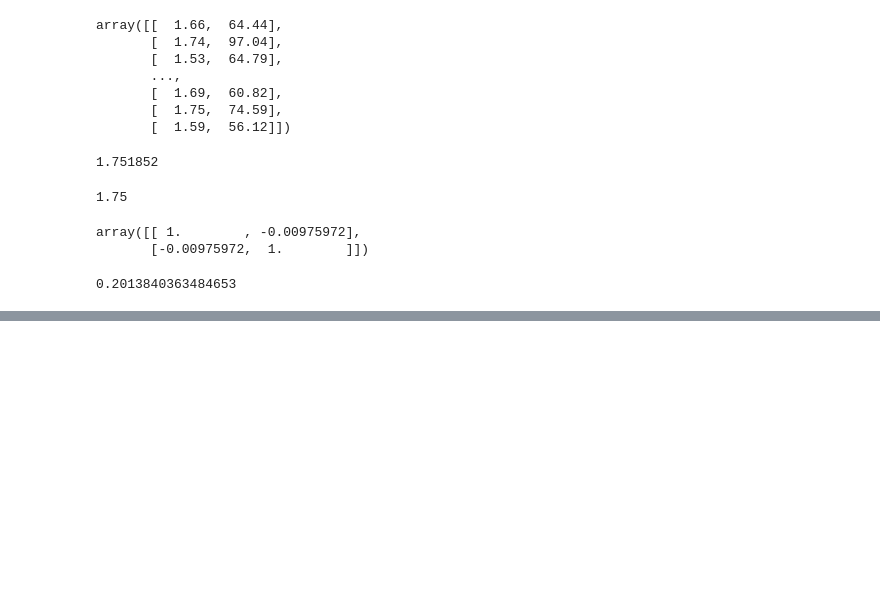
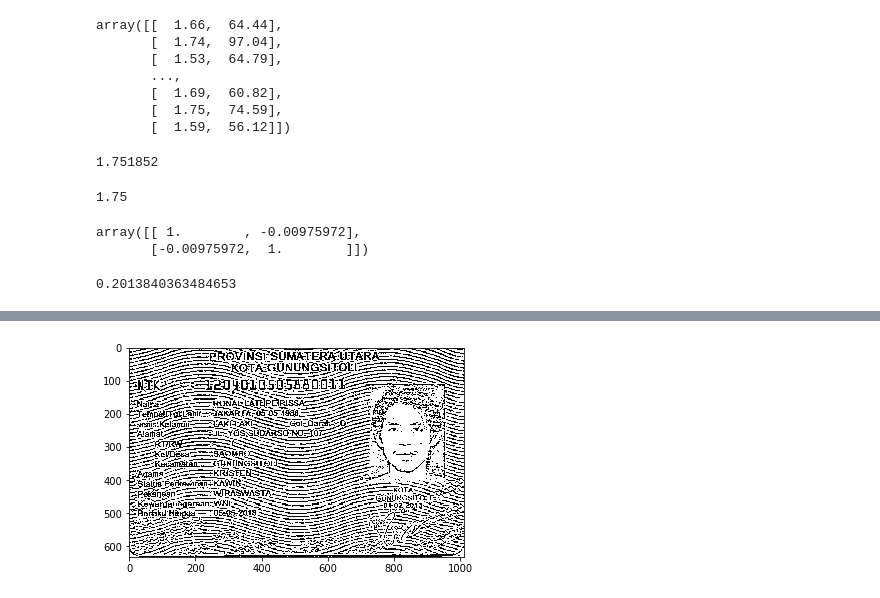
Before and after one commit to nodefluxio/MLID-workshop, a Jupyter notebook: Day1/Introduction to Python/4. Numpy.ipynb, the cells around one changed output, grey strips where cells are left out. Drawn from its saved outputs; the diff is of its cells as text; code cells hidden in the pictures; blank space fills up the shorter version.

```diff
--- a/Day1/Introduction to Python/4. Numpy.ipynb
+++ b/Day1/Introduction to Python/4. Numpy.ipynb
@@ -175,0 +209,6 @@ np.std(np_city[:,0])
+# %%
+th3 = cv2.adaptiveThreshold(ktp, 191, cv2.ADAPTIVE_THRESH_GAUSSIAN_C, cv2.THRESH_BINARY,11,2)
+plt.imshow(th3, cmap='gray')
+plt.show()
+# %% [output]
+[figure, added]
```
Also changed, not shown: parts of 15 cells of this notebook, 2 other files.
